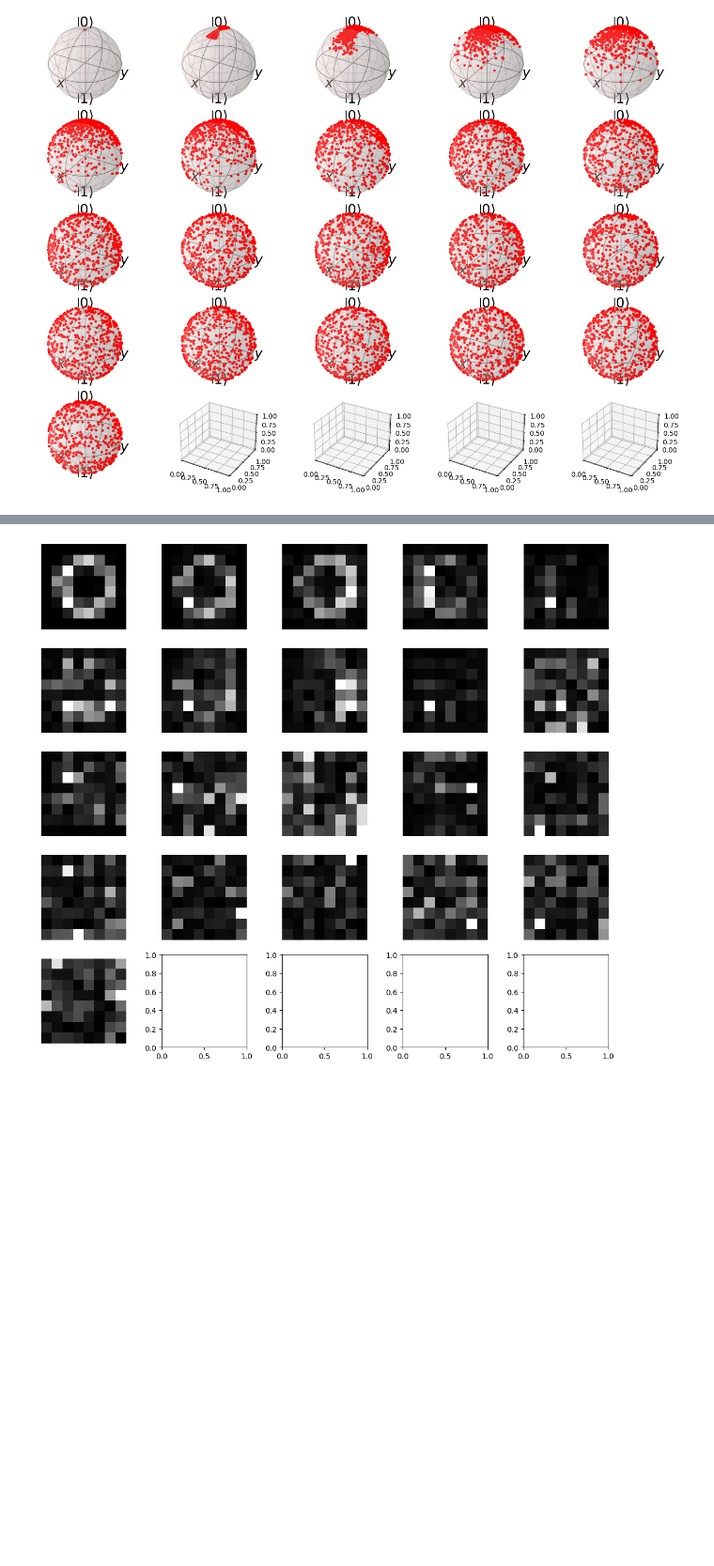
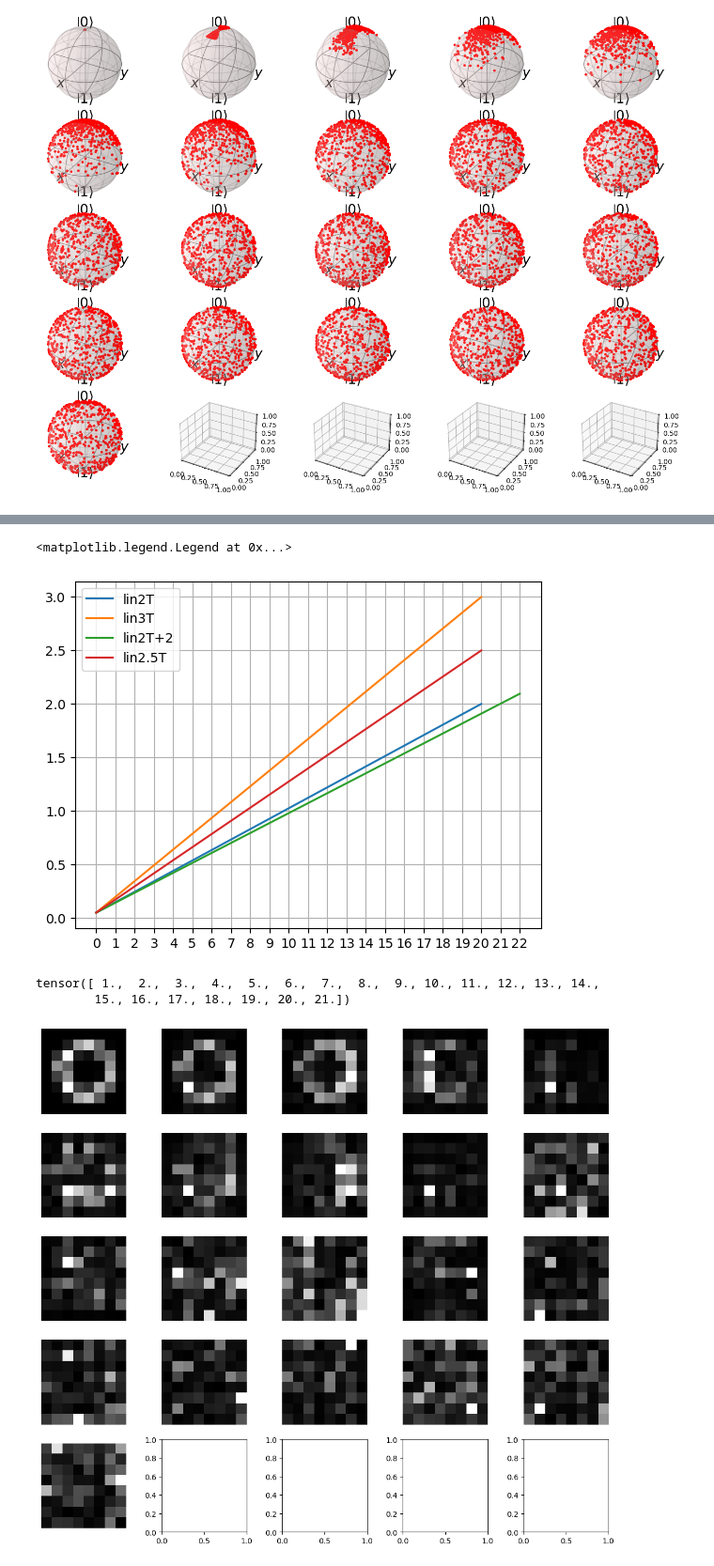
Before and after one commit to alapena/QuantGenMdl, a Jupyter notebook: visualize_noising.ipynb, the cells around one changed output, grey strips where cells are left out. Shown at 94% size. Saved outputs shown, nothing was run; the diff lists cells and outputs as text; code cells hidden in the pictures; blank space fills up the shorter version.

```diff
--- a/visualize_noising.ipynb
+++ b/visualize_noising.ipynb
@@ -79,3 +110,55 @@ diffused_states.shape
+# %%
+import torch
+# linear_steps = torch.linspace(1., torch.sqrt(torch.tensor(4)), n_timesteps, device='cpu')
+# diffusion_weights = torch.pow(linear_steps, 2)
+# plt.plot(diffusion_weights, label='quadratic')
+
+# linear_steps = torch.linspace(1., 4, n_timesteps, device='cpu')
+# plt.plot(linear_steps, label='linear')
+
+# linear_steps = torch.linspace(1., torch.pow(torch.tensor(4), 1/3), n_timesteps, device='cpu')
+# diffusion_weights = torch.pow(linear_steps, 3)
+# plt.plot(diffusion_weights, label='cubic')
+
+# n=100
+# linear_steps = torch.linspace(1., torch.pow(torch.tensor(4), 1/n), n_timesteps, device='cpu')
+# diffusion_weights = torch.pow(linear_steps, n)
+# plt.plot(diffusion_weights, label=f'n={n}')
+
+# n=4
+# linear_steps = torch.linspace(1., torch.tensor(n_timesteps+1), n_timesteps+1, device='cpu')
+# diffusion_weights = 2*torch.pow((linear_steps/(n_timesteps+1)), n)
+# plt.plot(diffusion_weights, label=f'custom n={n}')
+
+# diffusion_weights = 1e-3*np.arange(1, n_timesteps+1)**2
+# plt.plot(diffusion_weights, label=f'circular')
+
+# x = 1/(n_timesteps+1)*torch.linspace(1., torch.tensor(2*n_timesteps+1), n_timesteps+1, device='cpu')
+# plt.plot(x, label='linT')
+
+x = 1/(n_timesteps+1)*torch.linspace(1., 2*torch.tensor(n_timesteps+1), n_timesteps+1, device=device)
+plt.plot(x, label='lin2T')
+
+x = 1/(n_timesteps+1)*torch.linspace(1., 3*torch.tensor(n_timesteps+1), n_timesteps+1, device=device)
+plt.plot(x, label='lin3T')
+
+x = 1/(n_timesteps+1)*torch.linspace(1., 2*torch.tensor(n_timesteps+2), n_timesteps+3, device=device)
+plt.plot(x, label='lin2T+2')
+
+x = 1/(n_timesteps+1)*torch.linspace(1., 2.5*torch.tensor(n_timesteps+1), n_timesteps+1, device=device)
+plt.plot(x, label='lin2.5T')
+
+plt.xticks(range(n_timesteps+3))
+plt.grid(True)
+plt.legend()
+# %% [output]
+<matplotlib.legend.Legend at 0x...>
+[figure, added]
+# %%
+torch.linspace(1., torch.tensor(n_timesteps+1), n_timesteps+1, device='cpu')
+# %% [output]
+tensor([ 1.,  2.,  3.,  4.,  5.,  6.,  7.,  8.,  9., 10., 11., 12., 13., 14.,
+        15., 16., 17., 18., 19., 20., 21.])
 # %%
 # Visualize the evolution of one image
 n = 0 # select a sample
```
Also changed, not shown: parts of 6 cells of this notebook, 2 other files.
